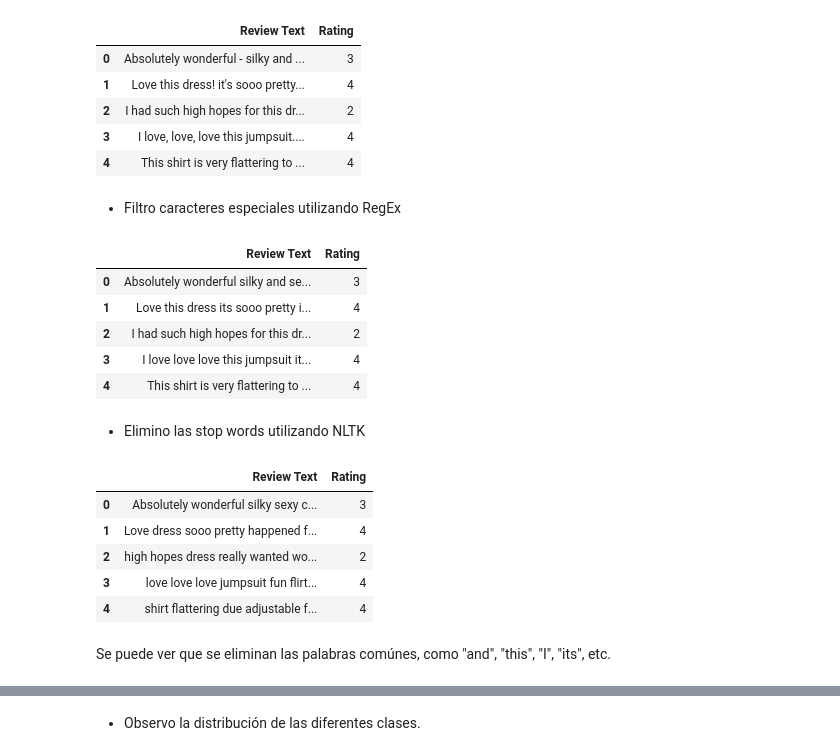
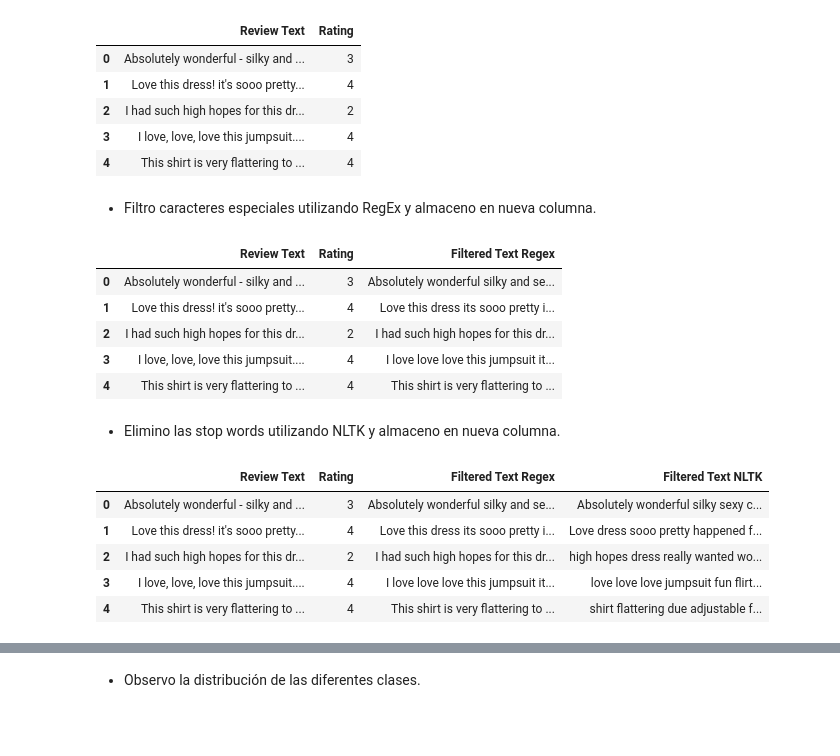
Before and after one commit to tmonreal/Natural_Language_Processing, a Jupyter notebook: 5-SentimentAnalysis/5-ClothingEcommerceReviews.ipynb, the cells around one changed output, grey strips where cells are left out. Cells and saved outputs as stored; diff of their text form; code cells hidden in the pictures; blank space fills up the shorter version.

```diff
--- a/5-SentimentAnalysis/5-ClothingEcommerceReviews.ipynb
+++ b/5-SentimentAnalysis/5-ClothingEcommerceReviews.ipynb
@@ -81,24 +83,24 @@ df_reviews.head()
 | 3 | I love, love, love this jumpsuit.... | 4 |
 | 4 | This shirt is very flattering to ... | 4 |
 # %% [markdown]
-- Filtro caracteres especiales utilizando RegEx
+- Filtro caracteres especiales utilizando RegEx y almaceno en nueva columna.
 # %%
 import re
 # Filtro caracteres especiales de los reviews usando regex
 def remove_special_characters(text):
     return re.sub(r'[^\w\s]', '', text)
 
-df_reviews['Review Text'] = df_reviews['Review Text'].apply(lambda x: remove_special_characters(x))
+df_reviews['Filtered Text Regex'] = df_reviews['Review Text'].apply(lambda x: remove_special_characters(x))
 df_reviews.head()
 # %% [output]
-|  | Review Text | Rating |
-| 0 | Absolutely wonderful silky and se... | 3 |
-| 1 | Love this dress its sooo pretty i... | 4 |
-| 2 | I had such high hopes for this dr... | 2 |
-| 3 | I love love love this jumpsuit it... | 4 |
-| 4 | This shirt is very flattering to ... | 4 |
+|  | Review Text | Rating | Filtered Text Regex |
+| 0 | Absolutely wonderful - silky and ... | 3 | Absolutely wonderful silky and se... |
+| 1 | Love this dress! it's sooo pretty... | 4 | Love this dress its sooo pretty i... |
+| 2 | I had such high hopes for this dr... | 2 | I had such high hopes for this dr... |
+| 3 | I love, love, love this jumpsuit.... | 4 | I love love love this jumpsuit it... |
+| 4 | This shirt is very flattering to ... | 4 | This shirt is very flattering to ... |
 # %% [markdown]
-- Elimino las stop words utilizando NLTK
+- Elimino las stop words utilizando NLTK y almaceno en nueva columna.
 # %%
 stop_words = set(stopwords.words('english'))
 
@@ -109,14 +111,12 @@ def filter_stopwords(text):
     filtered_text = ' '.join(filtered_words)
     return filtered_text
 
-df_reviews['Review Text'] = df_reviews['Review Text'].apply(filter_stopwords)
+df_reviews['Filtered Text NLTK'] = df_reviews['Filtered Text Regex'].apply(filter_stopwords)
 df_reviews.head()
 # %% [output]
-|  | Review Text | Rating |
-| 0 | Absolutely wonderful silky sexy c... | 3 |
-| 1 | Love dress sooo pretty happened f... | 4 |
-| 2 | high hopes dress really wanted wo... | 2 |
-| 3 | love love love jumpsuit fun flirt... | 4 |
-| 4 | shirt flattering due adjustable f... | 4 |
+|  | Review Text | Rating | Filtered Text Regex | Filtered Text NLTK |
+| 0 | Absolutely wonderful - silky and ... | 3 | Absolutely wonderful silky and se... | Absolutely wonderful silky sexy c... |
+| 1 | Love this dress! it's sooo pretty... | 4 | Love this dress its sooo pretty i... | Love dress sooo pretty happened f... |
+| 2 | I had such high hopes for this dr... | 2 | I had such high hopes for this dr... | high hopes dress really wanted wo... |
+| 3 | I love, love, love this jumpsuit.... | 4 | I love love love this jumpsuit it... | love love love jumpsuit fun flirt... |
+| 4 | This shirt is very flattering to ... | 4 | This shirt is very flattering to ... | shirt flattering due adjustable f... |
-# %% [markdown]
-Se puede ver que se eliminan las palabras comúnes, como "and", "this", "I", "its", etc.
```
Also changed, not shown: parts of 24 cells of this notebook.
